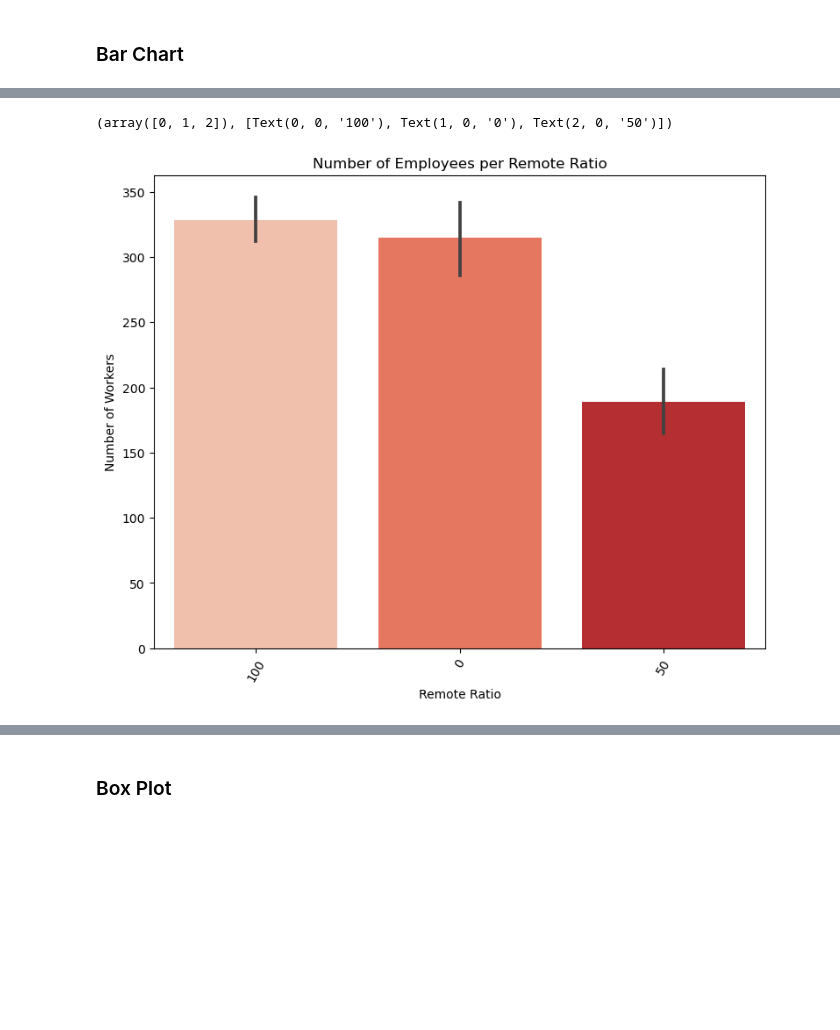
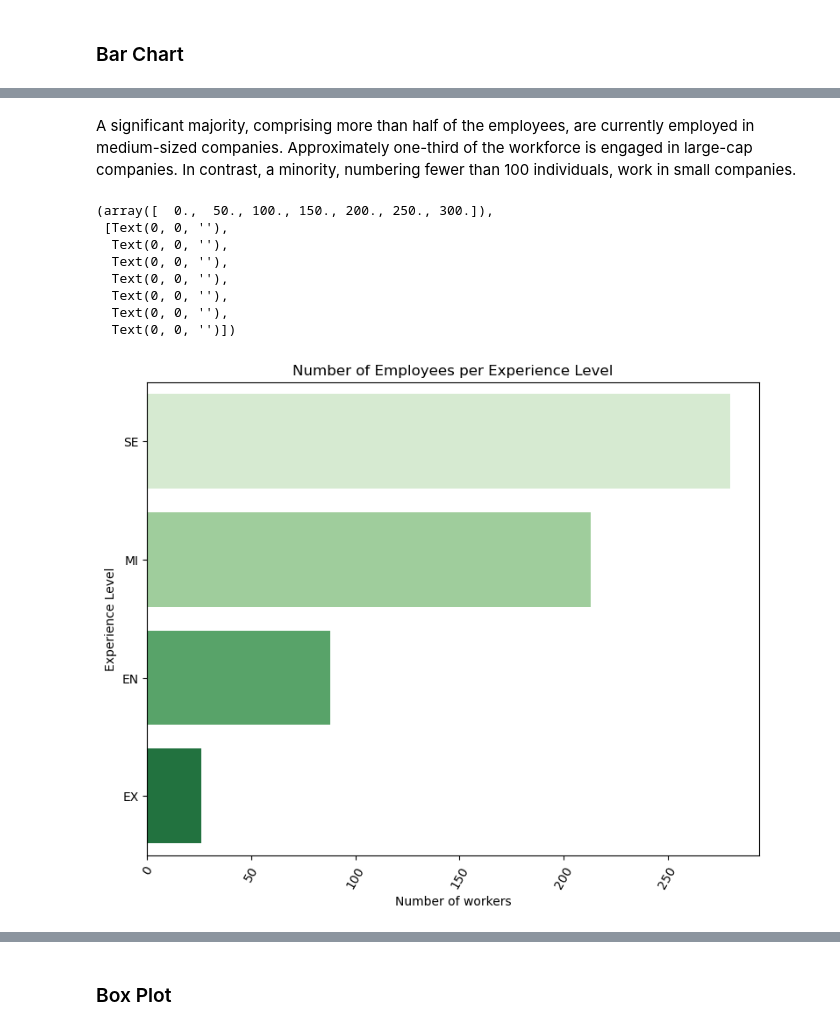
Before and after one commit to KimKarydas/Data-Science-Job-Salaries, a Jupyter notebook: Data_Science_Salaries.ipynb, the cells around one changed output, grey strips where cells are left out. Saved outputs shown, nothing was run; the diff lists cells and outputs as text; code cells hidden in the pictures; blank space fills up the shorter version.

```diff
--- a/Data_Science_Salaries.ipynb
+++ b/Data_Science_Salaries.ipynb
@@ -255,11 +374,27 @@ plt.xticks(rotation=60)
+# %% [markdown]
+A significant majority, comprising more than half of the employees, are currently employed in medium-sized companies. Approximately one-third of the workforce is engaged in large-cap companies. In contrast, a minority, numbering fewer than 100 individuals, work in small companies.
 # %%
-# remote_ratio
+experience_level_counts = df['experience_level'].value_counts()
+
+# Set up the plot
 plt.figure(figsize=(9, 7))
-ax = sns.barplot(x='remote_ratio', y=df.index.values, data=df, palette='Reds', order=order)
-plt.xlabel('Remote Ratio')
-plt.ylabel('Number of Workers')
-plt.title('Number of Employees per Remote Ratio')
+order = experience_level_counts.index
+
+# Plot the bar chart
+ax = sns.barplot(x=experience_level_counts.values, y=order, palette='Greens', order=order)
+
+# Set labels and title
+plt.xlabel('Number of workers')
+plt.ylabel('Experience Level')
+plt.title('Number of Employees per Experience Level')
 plt.xticks(rotation=60)
 # %% [output]
-(array([0, 1, 2]), [Text(0, 0, '100'), Text(1, 0, '0'), Text(2, 0, '50')])
+(array([  0.,  50., 100., 150., 200., 250., 300.]),
+ [Text(0, 0, ''),
+  Text(0, 0, ''),
+  Text(0, 0, ''),
+  Text(0, 0, ''),
+  Text(0, 0, ''),
+  Text(0, 0, ''),
+  Text(0, 0, '')])
-[figure, old version]
+[figure, new version]
```
Also changed, not shown: parts of 30 cells of this notebook.
